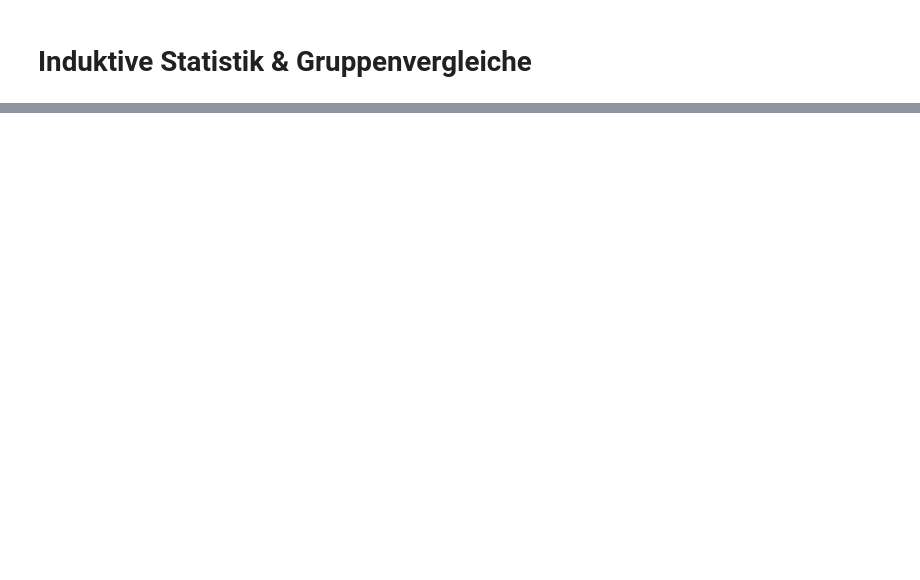
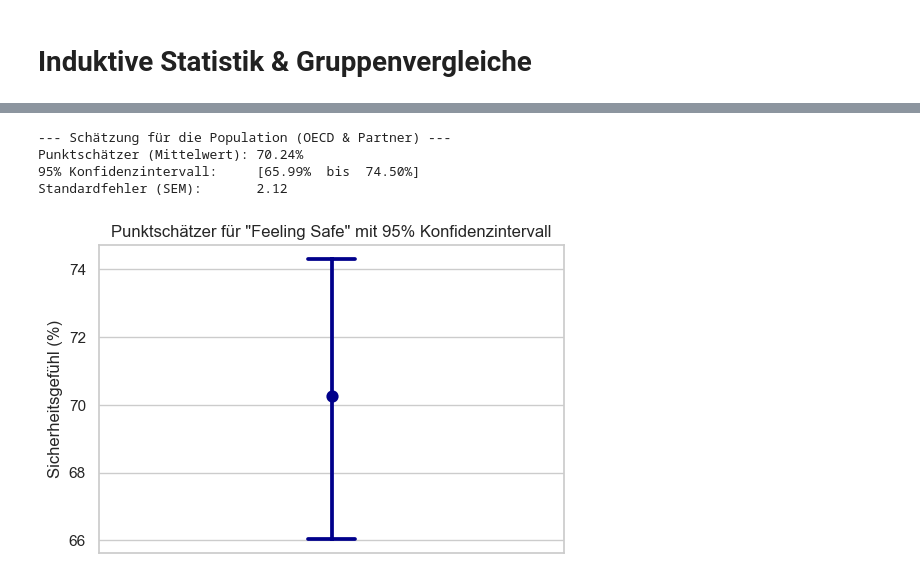
Before and after one commit to flurinasophie/Statistik_Projekt_OECDWellBeing, a Jupyter notebook: notebooks/04_Induktive_Statistik_und_Gruppenvergleiche.ipynb, the cells around one changed output, grey strips where cells are left out. Saved outputs shown, nothing was run; the diff lists cells and outputs as text; code cells hidden in the pictures; blank space fills up the shorter version.

```diff
--- a/notebooks/04_Induktive_Statistik_und_Gruppenvergleiche.ipynb
+++ b/notebooks/04_Induktive_Statistik_und_Gruppenvergleiche.ipynb
@@ -59,0 +174,32 @@ KeyError: 'Life satisfaction'
+# %%
+# Punktschätzung und Konfidenzintervalle
+
+# 1. Punktschätzer (Mittelwert)
+mean_val = df_clean['FeelingSafe'].mean()
+
+# 2. Standardfehler (SEM - Standard Error of the Mean)
+# SEM = Standardabweichung / Wurzel(n)
+sem_val = stats.sem(df_clean['FeelingSafe'])
+
+# 3. 95% Konfidenzintervall berechnen
+# Wir nutzen die t-Verteilung (da wir die wahre Standardabweichung der Population nicht kennen)
+# scale = Standardfehler
+ci_low, ci_high = stats.t.interval(confidence=0.95, df=len(df_clean)-1, loc=mean_val, scale=sem_val)
+
+print(f"--- Schätzung für die Population (OECD & Partner) ---")
+print(f"Punktschätzer (Mittelwert): {mean_val:.2f}%")
+print(f"95% Konfidenzintervall:     [{ci_low:.2f}%  bis  {ci_high:.2f}%]")
+print(f"Standardfehler (SEM):       {sem_val:.2f}")
+
+# Visualisierung
+plt.figure(figsize=(6, 4))
+sns.pointplot(y=df_clean['FeelingSafe'], capsize=.1, errorbar=('ci', 95), color='darkblue')
+plt.title('Punktschätzer für "Feeling Safe" mit 95% Konfidenzintervall')
+plt.ylabel('Sicherheitsgefühl (%)')
+plt.show()
+# %% [output]
+--- Schätzung für die Population (OECD & Partner) ---
+Punktschätzer (Mittelwert): 70.24%
+95% Konfidenzintervall:     [65.99%  bis  74.50%]
+Standardfehler (SEM):       2.12
+[figure, added]
```
Also changed, not shown: parts of 29 cells of this notebook, 4 other files.
